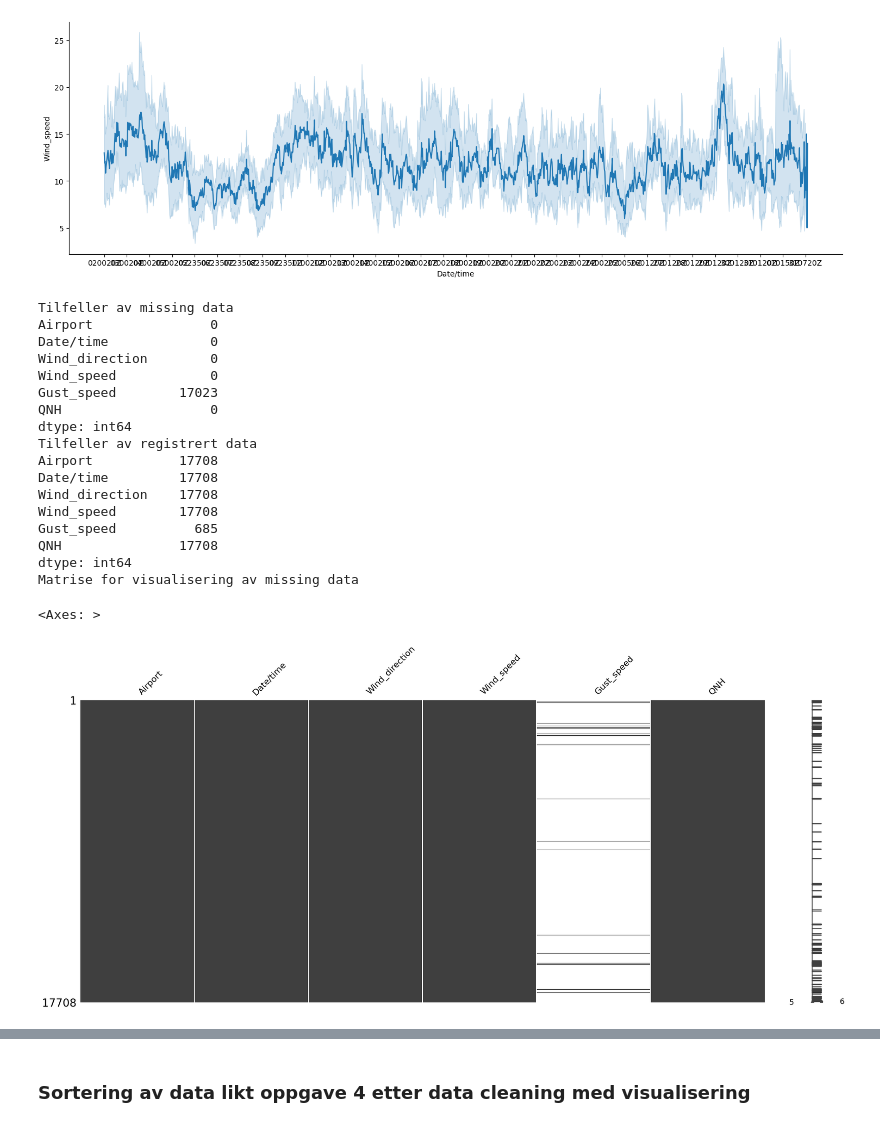
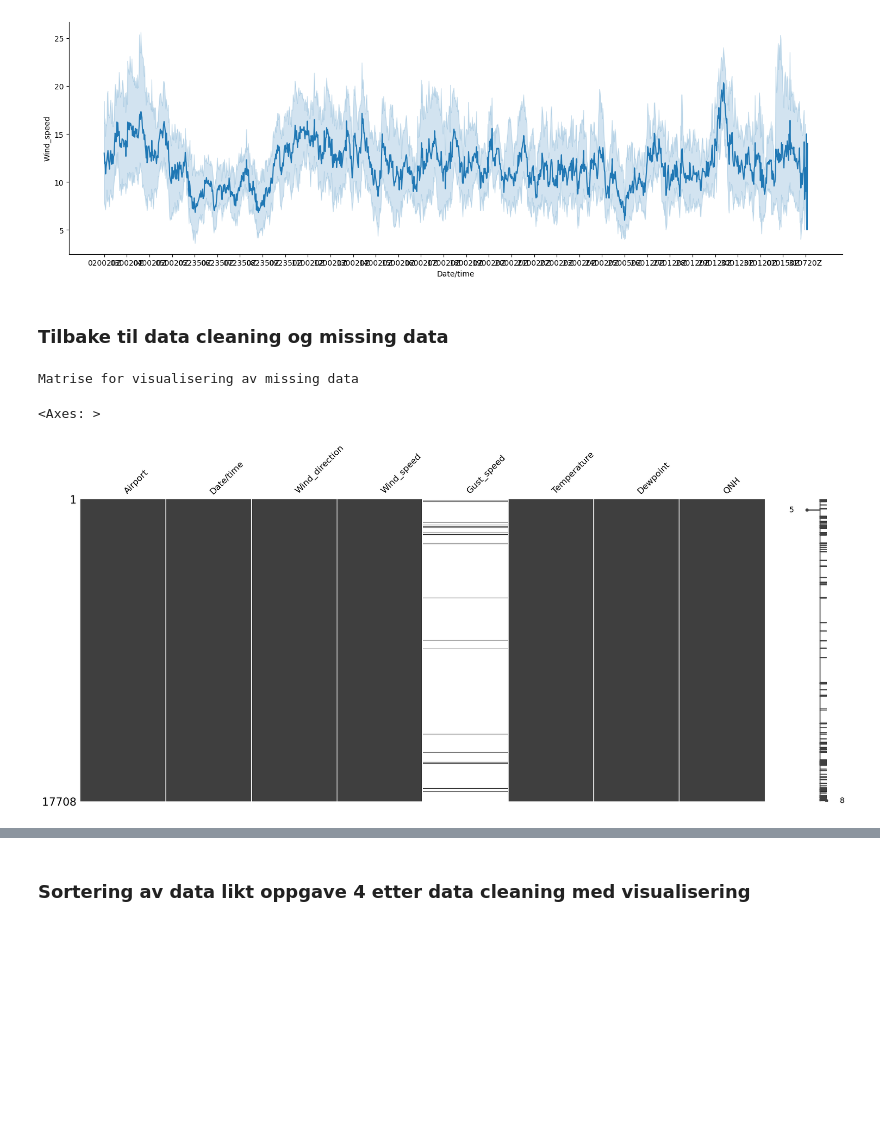
Before and after one commit to oaherrem/Prosjektgruppe55, a Jupyter notebook: notebooks/06_prediktiv_analyse.ipynb, the cells around one changed output, grey strips where cells are left out. Saved outputs shown, nothing was run; the diff lists cells and outputs as text; code cells hidden in the pictures; blank space fills up the shorter version.

```diff
--- a/notebooks/06_prediktiv_analyse.ipynb
+++ b/notebooks/06_prediktiv_analyse.ipynb
@@ -65,34 +66,13 @@ plt.xticks(ticks[::48], labels[::48])
 plt.show()
 # %% [output]
 [figure]
-# %%
-# Identifiserer missing data
-print("Tilfeller av missing data")
-print(df_ENOL.isnull().sum())
-
-print("Tilfeller av registrert data")
-print(df_ENOL.count())
-
-print("Matrise for visualisering av missing data")
-msno.matrix(df_ENOL)
-# %% [output]
-Tilfeller av missing data
-Airport               0
-Date/time             0
-Wind_direction        0
-Wind_speed            0
-Gust_speed        17023
-QNH                   0
-dtype: int64
-Tilfeller av registrert data
-Airport           17708
-Date/time         17708
-Wind_direction    17708
-Wind_speed        17708
-Gust_speed          685
-QNH               17708
-dtype: int64
-Matrise for visualisering av missing data
-<Axes: >
-[figure, removed]
+# %% [markdown]
+### Tilbake til data cleaning og missing data
+# %%
+print("Matrise for visualisering av missing data")
+msno.matrix(df_airport)
+# %% [output]
+Matrise for visualisering av missing data
+<Axes: >
+[figure, added]
 # %%
```
Also changed, not shown: parts of 36 cells of this notebook, 1 other file.
